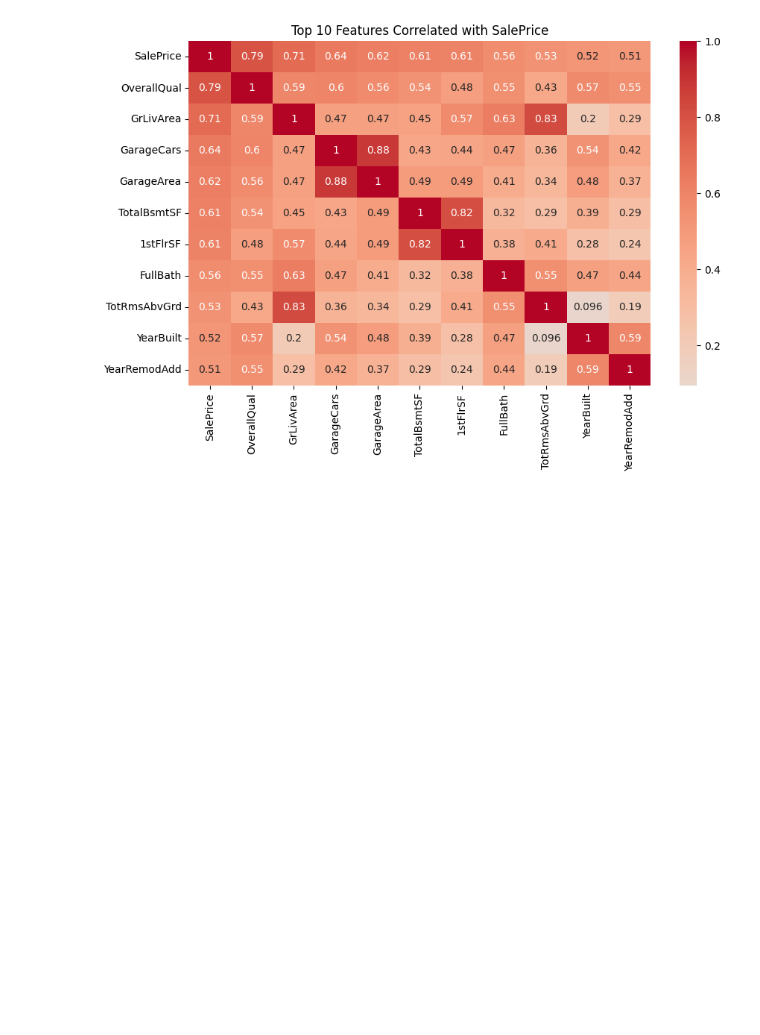
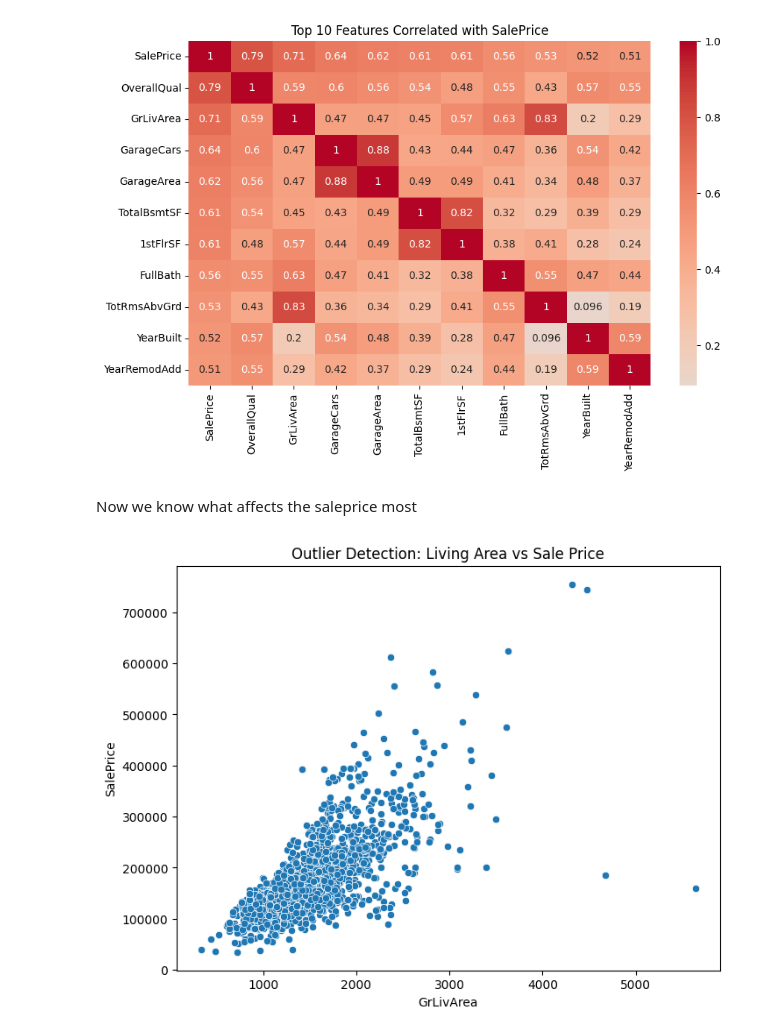
Before and after one commit to ATWIINETIRZAH/Data-Science-Projects, a Jupyter notebook: Housing-prices-prediction/notebook/housing_prices_prediction.ipynb, the cells around one changed output. Saved outputs shown, nothing was run; the diff lists cells and outputs as text; code cells hidden in the pictures; blank space fills up the shorter version.

```diff
--- a/Housing-prices-prediction/notebook/housing_prices_prediction.ipynb
+++ b/Housing-prices-prediction/notebook/housing_prices_prediction.ipynb
@@ -231,3 +231,13 @@ plt.title("Top 10 Features Correlated with SalePrice")
 plt.show()
 # %% [output]
 [figure]
+# %% [markdown]
+Now we know what affects the saleprice most
+# %%
+# Detect outliers in GrLivArea
+plt.figure(figsize=(8,6))
+sns.scatterplot(x=df['GrLivArea'], y=df['SalePrice'])
+plt.title("Outlier Detection: Living Area vs Sale Price")
+plt.show()
+# %% [output]
+[figure, added]
```
Also changed, not shown: parts of 2 cells of this notebook.
